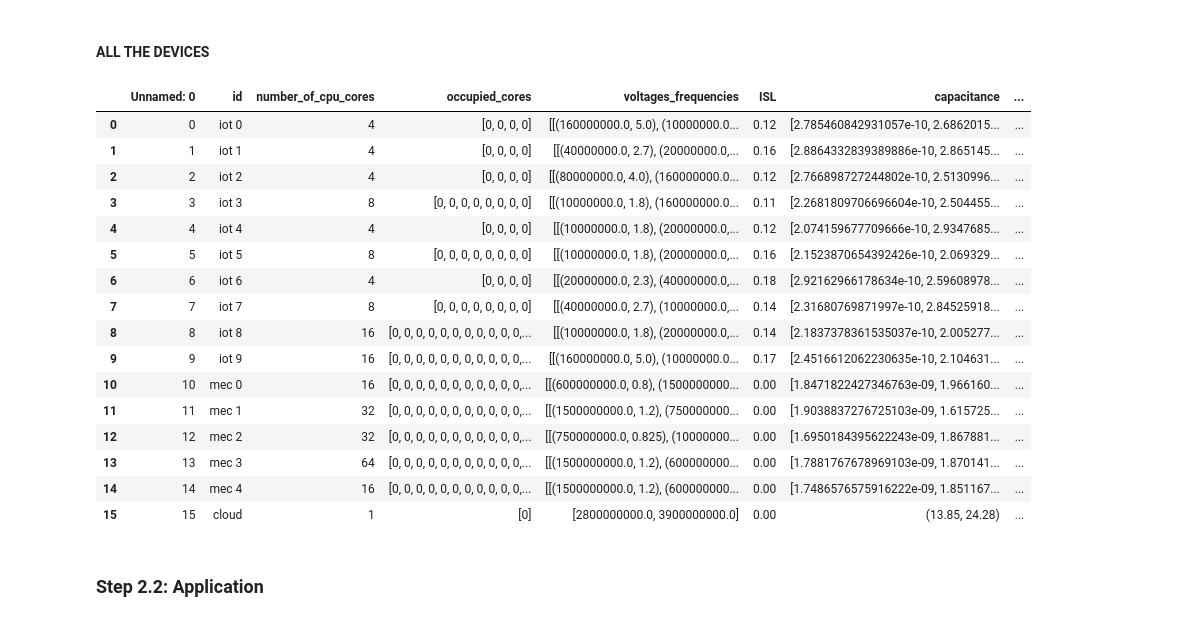
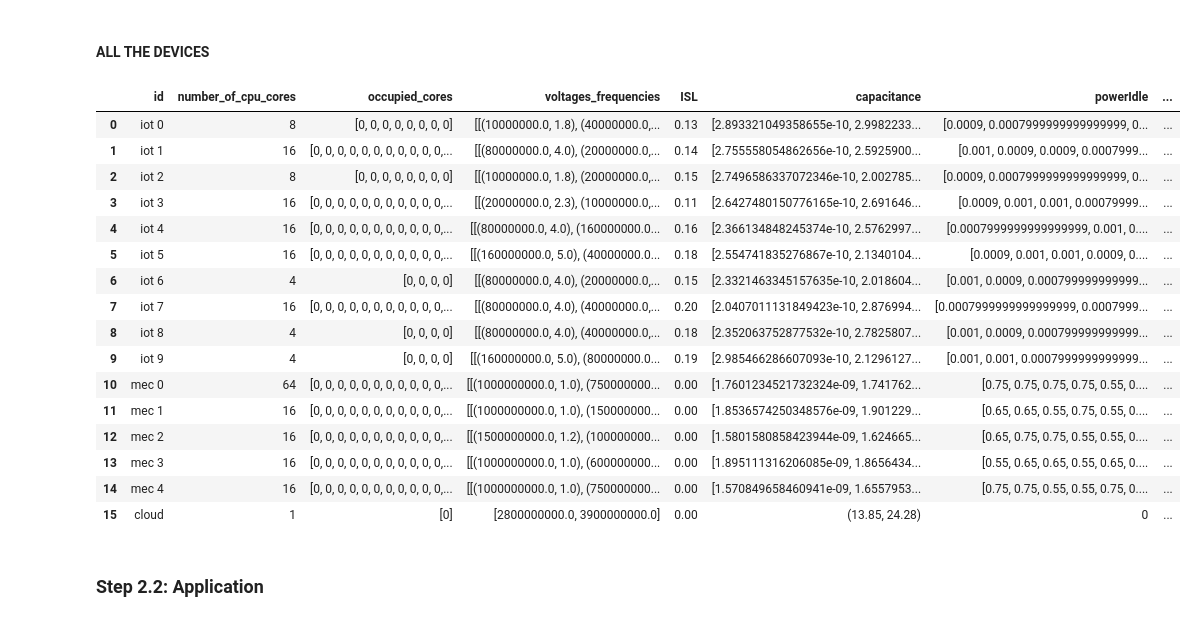
Before and after one commit to seyedAliHamedi/DTRL, a Jupyter notebook: main.ipynb, the cells around one changed output. Drawn from its saved outputs; the diff is of its cells as text; code cells hidden in the pictures.

```diff
--- a/main.ipynb
+++ b/main.ipynb
@@ -68,8 +68,8 @@ for i in range(num_IOT_devices):
         ],
         "batteryLevel": np.random.randint(36, 41) * 1e9,
         "errorRate": np.random.randint(1, 6) / 100,
-        "accetableTasks": list(np.random.choice(
-            task_kinds, size=np.random.randint(2, 5), replace=False
+        "acceptableTasks": list(np.random.choice(
+            task_kinds, size=np.random.randint(3, 5), replace=False
         )),
         "handleSafeTask": np.random.choice([0, 1], p=[0.25, 0.75]),
     }
@@ -96,8 +96,8 @@ for i in range(num_MEC_devices):
         "capacitance": [np.random.uniform(1.5, 2) * 1e-9 for _ in range(cpu_cores)],
         "powerIdle": [np.random.choice([550, 650, 750]) * 1e-3 for _ in range(cpu_cores)],
         "errorRate": np.random.randint(5, 11) / 100,
-        "accetableTasks": list(np.random.choice(
-            task_kinds, size=np.random.randint(2, 5), replace=False
+        "acceptableTasks": list(np.random.choice(
+            task_kinds, size=np.random.randint(3, 5), replace=False
         )),
         "handleSafeTask": np.random.choice([0, 1], p=[0.75, 0.25]),
         "batteryLevel": 100,
@@ -120,7 +120,7 @@ device_info = [
         "ISL": 0,
         "batteryLevel": 100,
         "errorRate": 0.1,
-        "accetableTasks": [1, 2, 3, 4],
+        "acceptableTasks": [1, 2, 3, 4],
         "handleSafeTask": 0,
     }
 ]
@@ -130,39 +130,44 @@ cloud = pd.DataFrame(device_info)
 # %%
 import ast
 
-# devices = pd.concat([IoTdevices,MECDevices,cloud],ignore_index=True)
-# devices.to_csv("devices.csv")
+devices = pd.concat([IoTdevices,MECDevices,cloud],ignore_index=True)
+devices.to_csv("devices.csv")
 
 devices = pd.read_csv("devices.csv")
 devices["voltages_frequencies"] = devices["voltages_frequencies"].apply(lambda x: ast.literal_eval(x))
 devices["capacitance"] = devices["capacitance"].apply(
     lambda x: ast.literal_eval(x)
 )
+devices["occupied_cores"] = devices["occupied_cores"].apply(
+    lambda x: ast.literal_eval(x)
+)
 devices["powerIdle"] = devices["powerIdle"].apply(
     lambda x: ast.literal_eval(x)
 )
-devices["accetableTasks"] = devices["accetableTasks"].apply(
+devices["acceptableTasks"] = devices["acceptableTasks"].apply(
     lambda x: ast.literal_eval(x)
 )
+devices = devices.drop(["Unnamed: 0"],axis=1)
+devices
 # devices = pd.concat([IoTdevices],ignore_index=True)
 # %% [output]
-|  | Unnamed: 0 | id | number_of_cpu_cores | occupied_cores | voltages_frequencies | ISL | capacitance | ... |
-| 0 | 0 | iot 0 | 4 | [0, 0, 0, 0] | [[(160000000.0, 5.0), (10000000.0... | 0.12 | [2.785460842931057e-10, 2.6862015... | ... |
-| 1 | 1 | iot 1 | 4 | [0, 0, 0, 0] | [[(40000000.0, 2.7), (20000000.0,... | 0.16 | [2.8864332839389886e-10, 2.865145... | ... |
-| 2 | 2 | iot 2 | 4 | [0, 0, 0, 0] | [[(80000000.0, 4.0), (160000000.0... | 0.12 | [2.766898727244802e-10, 2.5130996... | ... |
-| 3 | 3 | iot 3 | 8 | [0, 0, 0, 0, 0, 0, 0, 0] | [[(10000000.0, 1.8), (160000000.0... | 0.11 | [2.2681809706696604e-10, 2.504455... | ... |
-| 4 | 4 | iot 4 | 4 | [0, 0, 0, 0] | [[(10000000.0, 1.8), (20000000.0,... | 0.12 | [2.074159677709666e-10, 2.9347685... | ... |
-| 5 | 5 | iot 5 | 8 | [0, 0, 0, 0, 0, 0, 0, 0] | [[(10000000.0, 1.8), (20000000.0,... | 0.16 | [2.1523870654392426e-10, 2.069329... | ... |
-| 6 | 6 | iot 6 | 4 | [0, 0, 0, 0] | [[(20000000.0, 2.3), (40000000.0,... | 0.18 | [2.92162966178634e-10, 2.59608978... | ... |
-| 7 | 7 | iot 7 | 8 | [0, 0, 0, 0, 0, 0, 0, 0] | [[(40000000.0, 2.7), (10000000.0,... | 0.14 | [2.31680769871997e-10, 2.84525918... | ... |
-| 8 | 8 | iot 8 | 16 | [0, 0, 0, 0, 0, 0, 0, 0, 0, 0, 0,... | [[(10000000.0, 1.8), (20000000.0,... | 0.14 | [2.1837378361535037e-10, 2.005277... | ... |
-| 9 | 9 | iot 9 | 16 | [0, 0, 0, 0, 0, 0, 0, 0, 0, 0, 0,... | [[(160000000.0, 5.0), (10000000.0... | 0.17 | [2.4516612062230635e-10, 2.104631... | ... |
-| 10 | 10 | mec 0 | 16 | [0, 0, 0, 0, 0, 0, 0, 0, 0, 0, 0,... | [[(600000000.0, 0.8), (1500000000... | 0.00 | [1.8471822427346763e-09, 1.966160... | ... |
-| 11 | 11 | mec 1 | 32 | [0, 0, 0, 0, 0, 0, 0, 0, 0, 0, 0,... | [[(1500000000.0, 1.2), (750000000... | 0.00 | [1.9038837276725103e-09, 1.615725... | ... |
-| 12 | 12 | mec 2 | 32 | [0, 0, 0, 0, 0, 0, 0, 0, 0, 0, 0,... | [[(750000000.0, 0.825), (10000000... | 0.00 | [1.6950184395622243e-09, 1.867881... | ... |
-| 13 | 13 | mec 3 | 64 | [0, 0, 0, 0, 0, 0, 0, 0, 0, 0, 0,... | [[(1500000000.0, 1.2), (600000000... | 0.00 | [1.7881767678969103e-09, 1.870141... | ... |
-| 14 | 14 | mec 4 | 16 | [0, 0, 0, 0, 0, 0, 0, 0, 0, 0, 0,... | [[(1500000000.0, 1.2), (600000000... | 0.00 | [1.7486576575916222e-09, 1.851167... | ... |
-| 15 | 15 | cloud | 1 | [0] | [2800000000.0, 3900000000.0] | 0.00 | (13.85, 24.28) | ... |
+|  | id | number_of_cpu_cores | occupied_cores | voltages_frequencies | ISL | capacitance | powerIdle | ... |
+| 0 | iot 0 | 8 | [0, 0, 0, 0, 0, 0, 0, 0] | [[(10000000.0, 1.8), (40000000.0,... | 0.13 | [2.893321049358655e-10, 2.9982233... | [0.0009, 0.0007999999999999999, 0... | ... |
+| 1 | iot 1 | 16 | [0, 0, 0, 0, 0, 0, 0, 0, 0, 0, 0,... | [[(80000000.0, 4.0), (20000000.0,... | 0.14 | [2.755558054862656e-10, 2.5925900... | [0.001, 0.0009, 0.0009, 0.0007999... | ... |
+| 2 | iot 2 | 8 | [0, 0, 0, 0, 0, 0, 0, 0] | [[(10000000.0, 1.8), (20000000.0,... | 0.15 | [2.7496586337072346e-10, 2.002785... | [0.0009, 0.0007999999999999999, 0... | ... |
+| 3 | iot 3 | 16 | [0, 0, 0, 0, 0, 0, 0, 0, 0, 0, 0,... | [[(20000000.0, 2.3), (10000000.0,... | 0.11 | [2.6427480150776165e-10, 2.691646... | [0.0009, 0.001, 0.001, 0.00079999... | ... |
+| 4 | iot 4 | 16 | [0, 0, 0, 0, 0, 0, 0, 0, 0, 0, 0,... | [[(80000000.0, 4.0), (160000000.0... | 0.16 | [2.366134848245374e-10, 2.5762997... | [0.0007999999999999999, 0.001, 0.... | ... |
+| 5 | iot 5 | 16 | [0, 0, 0, 0, 0, 0, 0, 0, 0, 0, 0,... | [[(160000000.0, 5.0), (40000000.0... | 0.18 | [2.554741835276867e-10, 2.1340104... | [0.0009, 0.001, 0.001, 0.0009, 0.... | ... |
+| 6 | iot 6 | 4 | [0, 0, 0, 0] | [[(80000000.0, 4.0), (20000000.0,... | 0.15 | [2.3321463345157635e-10, 2.018604... | [0.001, 0.0009, 0.000799999999999... | ... |
+| 7 | iot 7 | 16 | [0, 0, 0, 0, 0, 0, 0, 0, 0, 0, 0,... | [[(80000000.0, 4.0), (40000000.0,... | 0.20 | [2.0407011131849423e-10, 2.876994... | [0.0007999999999999999, 0.0007999... | ... |
+| 8 | iot 8 | 4 | [0, 0, 0, 0] | [[(80000000.0, 4.0), (40000000.0,... | 0.18 | [2.352063752877532e-10, 2.7825807... | [0.001, 0.0009, 0.000799999999999... | ... |
+| 9 | iot 9 | 4 | [0, 0, 0, 0] | [[(160000000.0, 5.0), (80000000.0... | 0.19 | [2.985466286607093e-10, 2.1296127... | [0.001, 0.001, 0.0007999999999999... | ... |
+| 10 | mec 0 | 64 | [0, 0, 0, 0, 0, 0, 0, 0, 0, 0, 0,... | [[(1000000000.0, 1.0), (750000000... | 0.00 | [1.7601234521732324e-09, 1.741762... | [0.75, 0.75, 0.75, 0.75, 0.55, 0.... | ... |
+| 11 | mec 1 | 16 | [0, 0, 0, 0, 0, 0, 0, 0, 0, 0, 0,... | [[(1000000000.0, 1.0), (150000000... | 0.00 | [1.8536574250348576e-09, 1.901229... | [0.65, 0.65, 0.55, 0.75, 0.55, 0.... | ... |
+| 12 | mec 2 | 16 | [0, 0, 0, 0, 0, 0, 0, 0, 0, 0, 0,... | [[(1500000000.0, 1.2), (100000000... | 0.00 | [1.5801580858423944e-09, 1.624665... | [0.65, 0.75, 0.75, 0.55, 0.55, 0.... | ... |
+| 13 | mec 3 | 16 | [0, 0, 0, 0, 0, 0, 0, 0, 0, 0, 0,... | [[(1000000000.0, 1.0), (600000000... | 0.00 | [1.895111316206085e-09, 1.8656434... | [0.55, 0.65, 0.65, 0.55, 0.65, 0.... | ... |
+| 14 | mec 4 | 16 | [0, 0, 0, 0, 0, 0, 0, 0, 0, 0, 0,... | [[(1000000000.0, 1.0), (750000000... | 0.00 | [1.570849658460941e-09, 1.6557953... | [0.75, 0.75, 0.55, 0.55, 0.75, 0.... | ... |
+| 15 | cloud | 1 | [0] | [2800000000.0, 3900000000.0] | 0.00 | (13.85, 24.28) | 0 | ... |
 # %% [markdown]
 ### Step 2.2: Application
 # %% [markdown]
```
Also changed, not shown: parts of 5 cells of this notebook, 3 other files.
